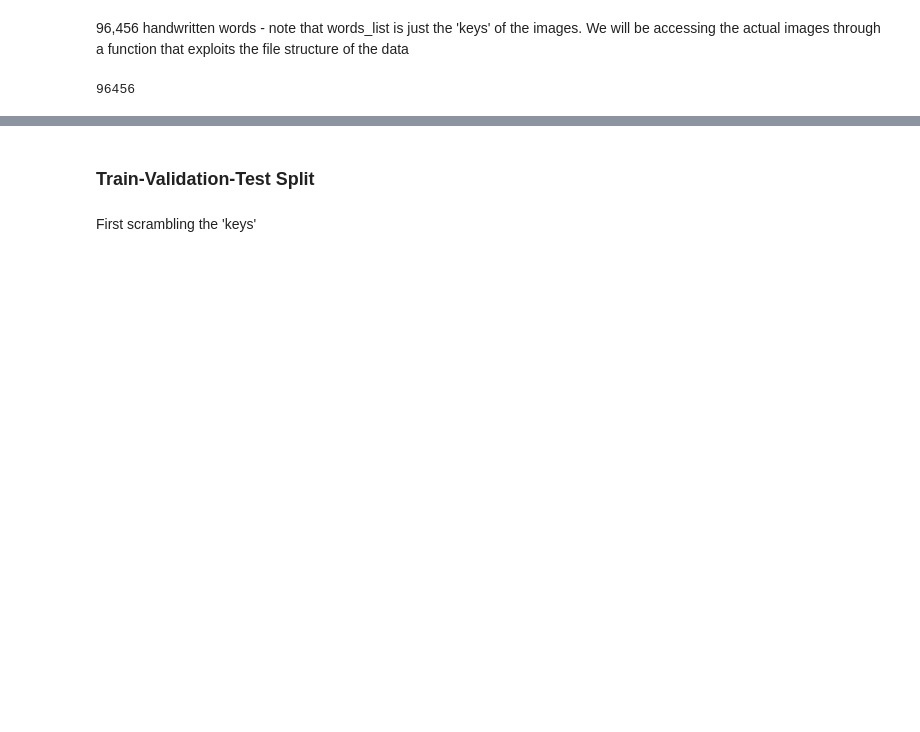
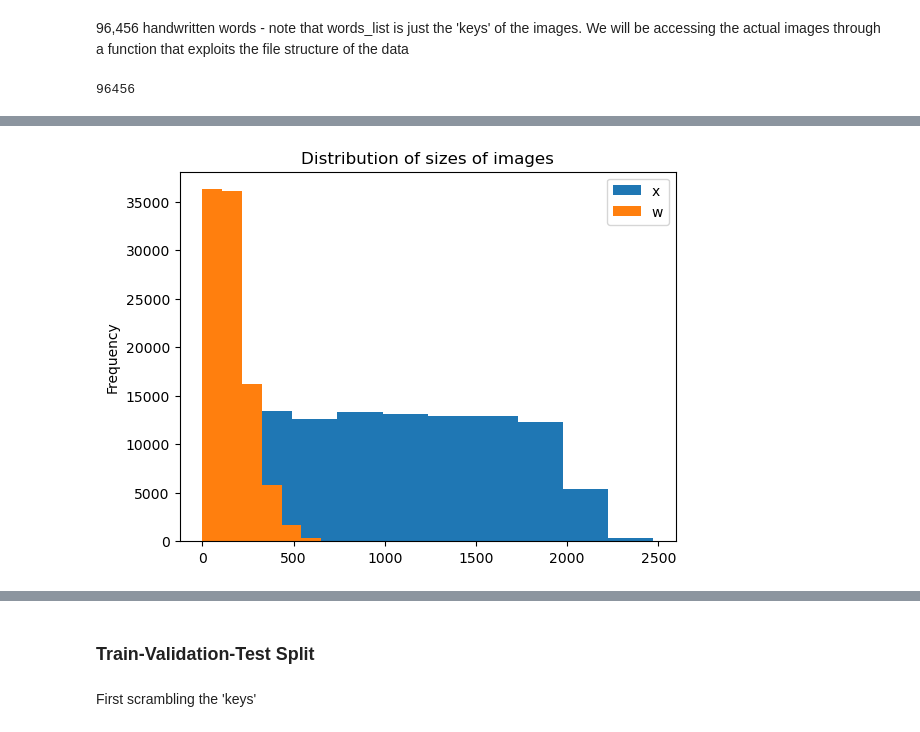
Before and after one commit to kalymaan/chicken-scratch-recognition, a Jupyter notebook: notebooks/word_recognition.ipynb, the cells around one changed output, grey strips where cells are left out. Drawn from its saved outputs; the diff is of its cells as text; code cells hidden in the pictures; blank space fills up the shorter version.

```diff
--- a/notebooks/word_recognition.ipynb
+++ b/notebooks/word_recognition.ipynb
@@ -46,0 +50,19 @@ len(words_list)
+# %%
+bigL = []
+for line in words_list:
+    w_dict = {}
+    l = line.strip().split()
+    w_dict['word_id'] = l[0]
+    #w_dict['seg_result'] = l[1]
+    #w_dict['gray_level'] = l[2]
+    w_dict['x'] = int(l[3])
+    w_dict['y'] = int(l[4])
+    w_dict['w'] = int(l[5])
+    w_dict['h'] = int(l[6])
+    #w_dict['grammatical_tag'] = l[7]
+    w_dict['word'] = l[8]
+
+    bigL.append(w_dict)
+
+df = pd.DataFrame(bigL)
+df.head()
@@ -46,0 +86,7 @@ len(words_list)
+# %%
+df['x'].plot.hist()
+df['w'].plot.hist()
+plt.title('Distribution of sizes of images')
+plt.legend();
+# %% [output]
+[figure, added]
```
Also changed, not shown: parts of 7 cells of this notebook, 2 other files.
